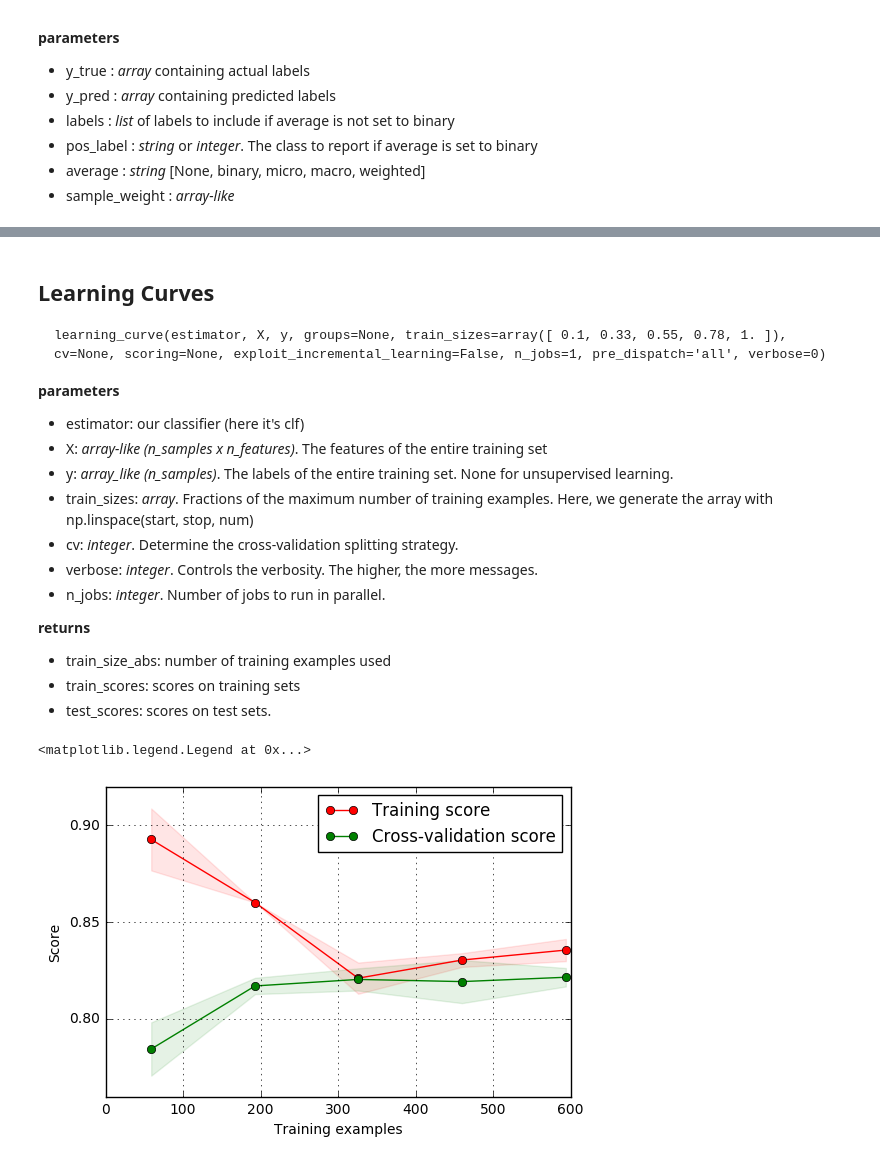
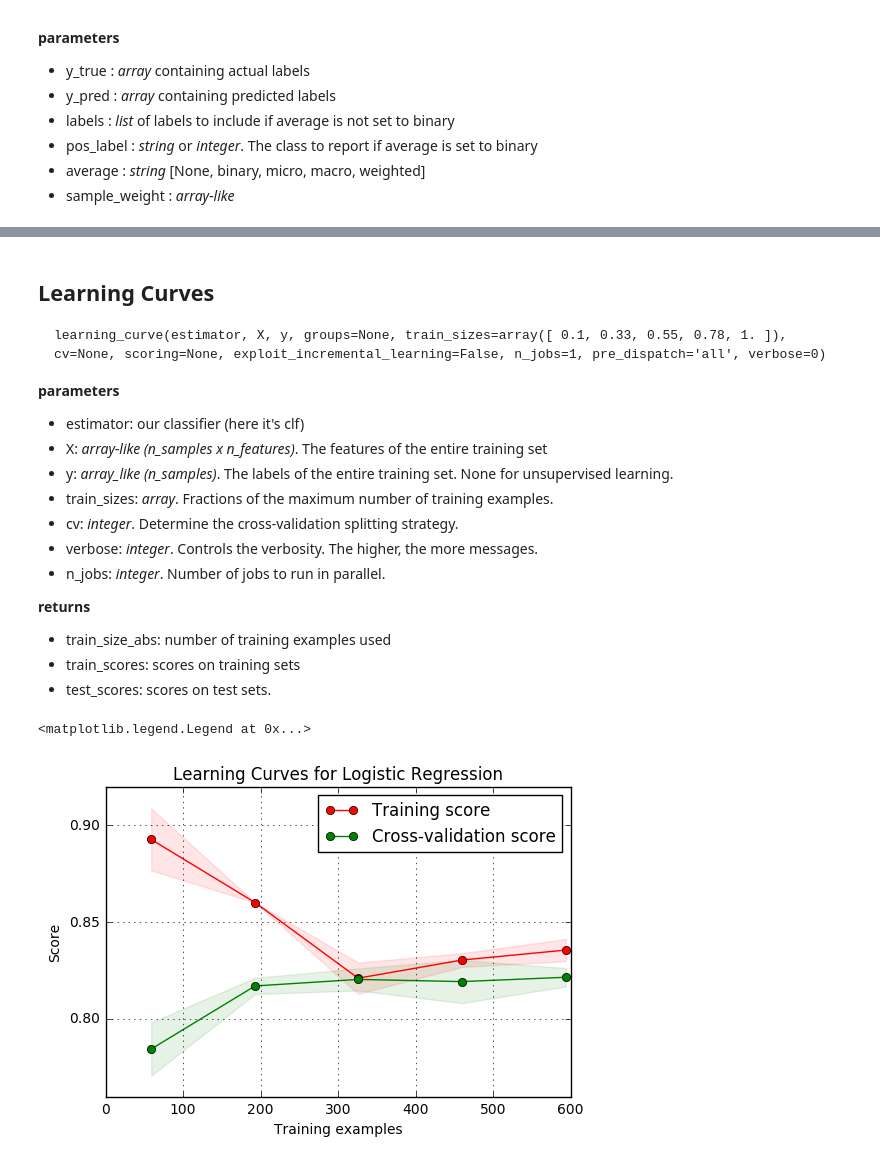
Before and after one commit to guillaume-martin/taipei_data_science_meetup, a Jupyter notebook: ml_classifier_performance/ml_performance.ipynb, the cells around one changed output, grey strips where cells are left out. Drawn from its saved outputs; the diff is of its cells as text; code cells hidden in the pictures.

```diff
--- a/ml_classifier_performance/ml_performance.ipynb
+++ b/ml_classifier_performance/ml_performance.ipynb
@@ -185,7 +190,7 @@ F1-Score = 0.744
 - estimator: our classifier (here it's clf)
 - X: *array-like (n_samples x n_features)*. The features of the entire training set
 - y: *array_like (n_samples)*. The labels of the entire training set. None for unsupervised learning.
-- train_sizes: *array*. Fractions of the maximum number of training examples. Here, we generate the array with np.linspace(start, stop, num)
+- train_sizes: *array*. Fractions of the maximum number of training examples.
 - cv: *integer*. Determine the cross-validation splitting strategy.
 - verbose: *integer*. Controls the verbosity. The higher, the more messages.
 - n_jobs: *integer*. Number of jobs to run in parallel.
@@ -198,38 +203,40 @@ F1-Score = 0.744
 #in 0.17: from sklearn.learning_curve import learning_curve
 from sklearn.model_selection import learning_curve
 
+# we use np.linspace() to generate the training set sizes
+# linspace(start, stop, num)
 train_sizes, train_scores, test_scores = learning_curve(logreg, X, y, cv=None, train_sizes=np.linspace(.1, 1.0, 5))
 
 train_scores_mean = np.mean(train_scores, axis=1)
 train_scores_std = np.std(train_scores, axis=1)
 test_scores_mean = np.mean(test_scores, axis=1)
 test_scores_std = np.std(test_scores, axis=1)
 
 
 plt.figure()
 plt.grid()
 
 plt.fill_between(train_sizes,
                 train_scores_mean - train_scores_std,
                 train_scores_mean + train_scores_std,
                 alpha=0.1, color='r')
 plt.fill_between(train_sizes,
                 test_scores_mean - test_scores_std,
                 test_scores_mean + test_scores_std,
                 alpha=0.1, color='g')
 
 plt.plot(train_sizes, train_scores_mean, 'o-', color='r',
          label='Training score')
 plt.plot(train_sizes, test_scores_mean, 'o-', color='g',
          label='Cross-validation score')
 
-plt.title=('Learning Curves')
+plt.title('Learning Curves for Logistic Regression')
 plt.xlabel('Training examples')
 plt.ylabel('Score')
 plt.legend(loc='best')
 # %% [output]
 <matplotlib.legend.Legend at 0x...>
-[figure, old version]
+[figure, new version]
 # %%
 train_sizes, train_scores, test_scores = learning_curve(linsvc, X, y, cv=None, train_sizes=np.linspace(.1, 1.0, 5))
 
```
Also changed, not shown: parts of 14 cells of this notebook, 1 other file.
